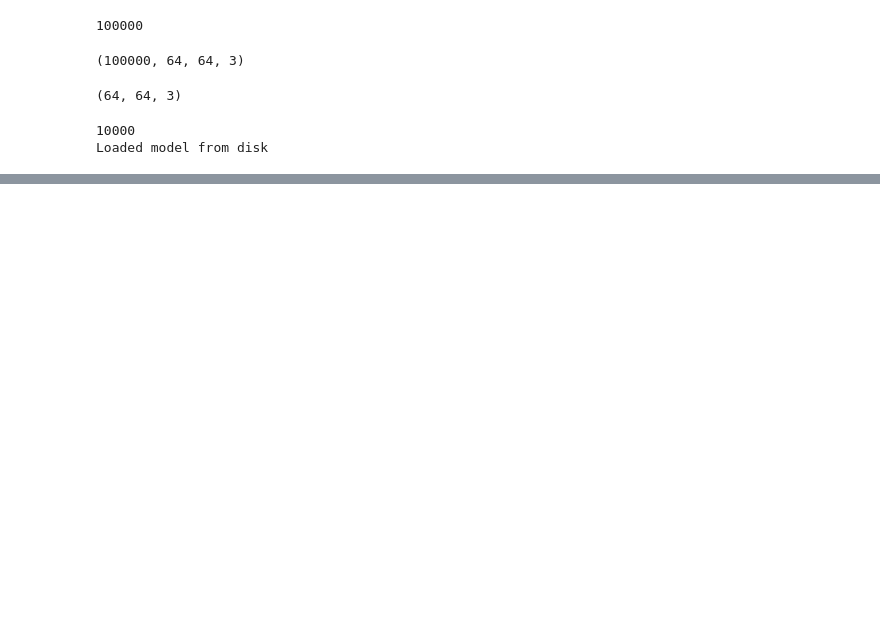
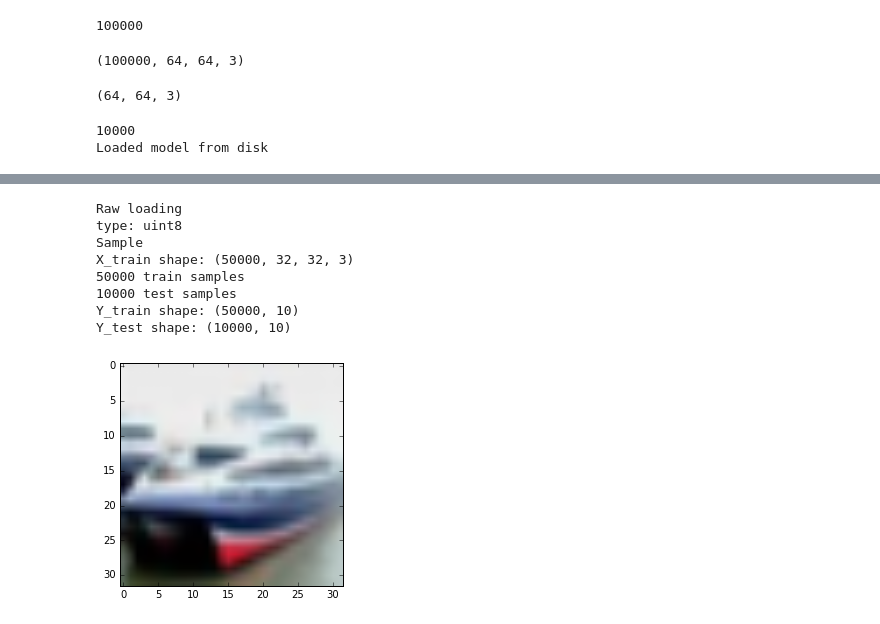
Before and after one commit to ambrishrawat/advflow, a Jupyter notebook: debugging.ipynb, the cells around one changed output, grey strips where cells are left out. Drawn from its saved outputs; the diff is of its cells as text; code cells hidden in the pictures; blank space fills up the shorter version.

```diff
--- a/debugging.ipynb
+++ b/debugging.ipynb
@@ -459,0 +474,35 @@ c.make_csvs()
+# %%
+''' The one that works'''
+(X_train, y_train), (X_test, y_test) = cifar10.load_data()
+
+print('Raw loading')
+print('type:', X_train.dtype)
+print('Sample')
+
+
+X_train = X_train.astype('float32')
+X_test = X_test.astype('float32')
+X_train /= 255
+X_test /= 255
+
+plt.imshow(X_test[1])
+
+print('X_train shape:', X_train.shape)
+print(X_train.shape[0], 'train samples')
+print(X_test.shape[0], 'test samples')
+
+
+Y_train = np_utils.to_categorical(y_train, 10)
+Y_test = np_utils.to_categorical(y_test, 10)
+print('Y_train shape:', Y_train.shape)
+print('Y_test shape:', Y_test.shape)
+# %% [output]
+Raw loading
+type: uint8
+Sample
+X_train shape: (50000, 32, 32, 3)
+50000 train samples
+10000 test samples
+Y_train shape: (50000, 10)
+Y_test shape: (10000, 10)
+[figure, added]
```
Also changed, not shown: parts of 6 cells of this notebook, 13 other files.
